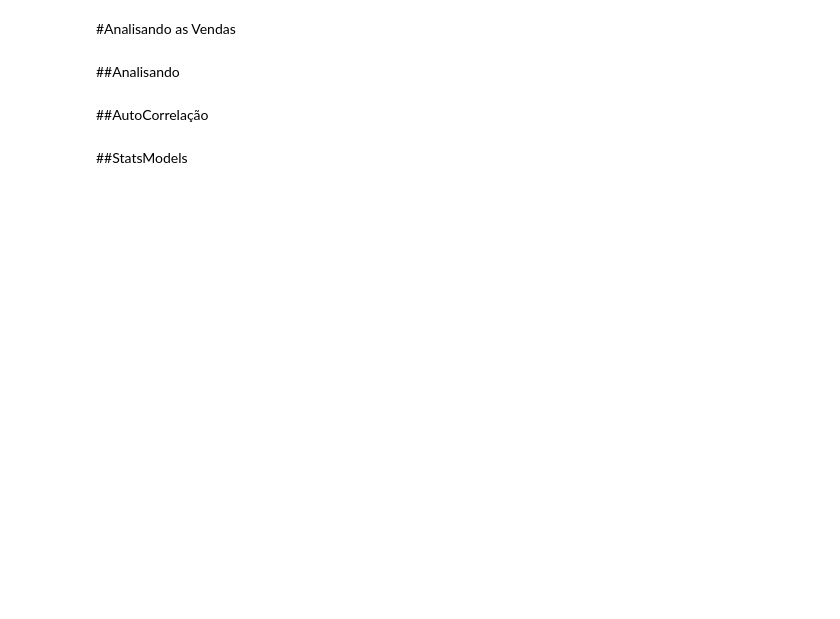
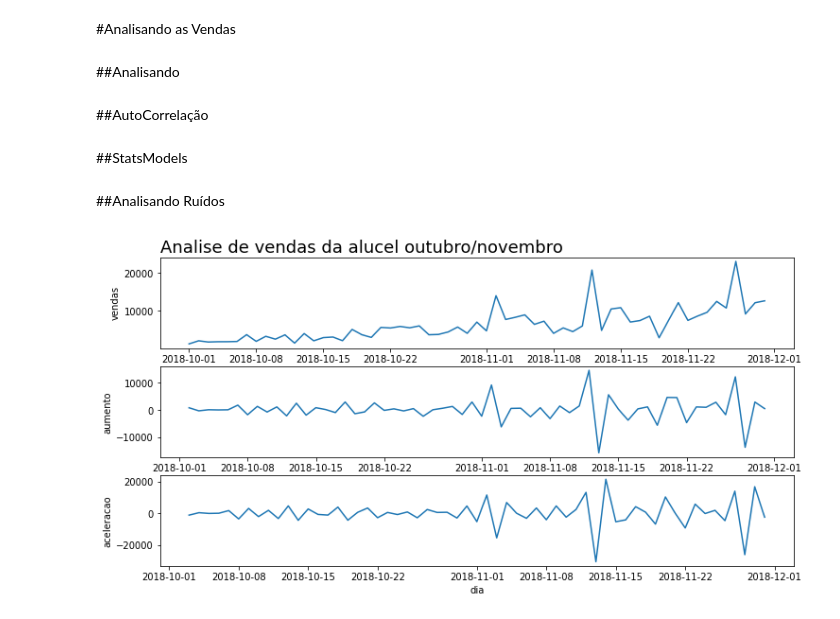
Before and after one commit to EnzoFerreira/DataScience_MiniProjects, a Jupyter notebook: TimeSeries_Alucar.ipynb, the cells around one changed output. Saved outputs shown, nothing was run; the diff lists cells and outputs as text; code cells hidden in the pictures; blank space fills up the shorter version.

```diff
--- a/TimeSeries_Alucar.ipynb
+++ b/TimeSeries_Alucar.ipynb
@@ -46,6 +46,23 @@ def CriarGrafico(titulo, labelx, labely, x, y , dataset):
   grafico2.set_ylabel(labely, fontsize=14)
   grafico2.set_title(titulo, fontsize=18, loc='left')
   grafico2 = grafico2
+
+#Grafico de comparação
+def plot_comparar(x,y1,y2,y3,dataset, titulo):
+
+  #Gráfico 1
+  plt.figure(figsize=(12,6))
+  grafico = plt.subplot(3,1,1)
+  grafico.set_title(titulo, fontsize=18, loc='left')
+  sns.lineplot(x=x, y=y1, data=dataset)
+
+  #Gráfico 2
+  plt.subplot(3,1,2)
+  sns.lineplot(x=x, y=y2, data=dataset)
+
+  #Gráfico 3
+  plt.subplot(3,1,3)
+  sns.lineplot(x=x, y=y3, data=dataset)
 # %%
 CriarGrafico('Aumento de Vendas da Alucar', 'Tempo', 'Aumento', 'mes', 'Aumento', alucar)
 # %%
@@ -110,3 +127,9 @@ df = ({
 })
 resultado = pd.DataFrame(df)
 resultado.head(1)
+# %% [markdown]
+##Analisando Ruídos
+# %%
+alucel = pd.read_csv('alucel.csv')
+alucel['dia'] = pd.to_datetime(alucel['dia'])
+alucel.dtypes
@@ -112,0 +139,9 @@ resultado.head(1)
+# %%
+#tirando o diff nas vendas
+alucel['aumento'] = alucel['vendas'].diff().round(2)
+alucel['aceleracao'] = alucel['aumento'].diff().round(2)
+alucel.head(10)
+# %%
+plot_comparar('dia','vendas','aumento','aceleracao',alucel,'Analise de vendas da alucel outubro/novembro')
+# %% [output]
+[figure, added]
```
Also changed, not shown: parts of 1 cell of this notebook.
